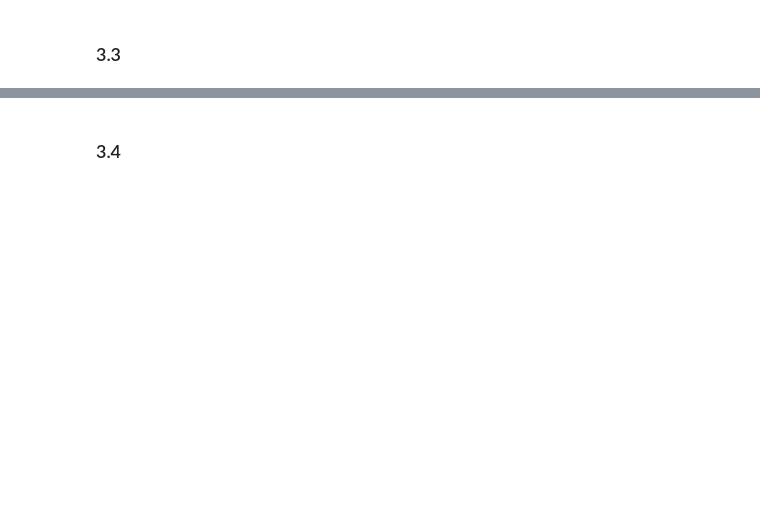
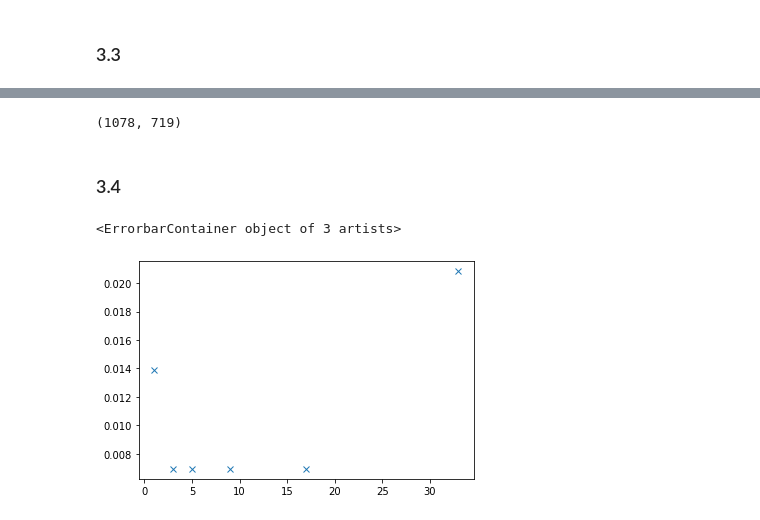
Before and after one commit to timochew98/FML, a Jupyter notebook: nearest-neighbor.ipynb, the cells around one changed output, grey strips where cells are left out. Drawn from its saved outputs; the diff is of its cells as text; code cells hidden in the pictures; blank space fills up the shorter version.

```diff
--- a/nearest-neighbor.ipynb
+++ b/nearest-neighbor.ipynb
@@ -105,8 +84 @@ def dist_vec(training, test):
-# %%
-def dist_vec(training, test):
-    distance_matrix = np.zeros((len(training), len(test)))
-    x= np.full(len(training), True, dtype = bool)
-    y= np.full(len(test), True, dtype = bool)
-    distance_matrix[x,y] = np.sqrt(np.sum(np.square(np.abs(X_train[x,:]-X_test[y,:]))))
-    return distance_matrix
 # %%
@@ -135,3 +102,7 @@ def dist_vec2(training, test):
+# %%
+ dist_vec(X_train, X_test).shape
+# %% [output]
+(1078, 719)
 # %% [markdown]
 ### 3.4
 # %%
@@ -150 +135,14 @@ for i in range(len(X_test)):
+# %%
+errors = []
+k_array = (1,3,5,9,17,33)
+for k in k_array:
+    label = nn_classifier(X_train2, X_test2,k, y_train2)
+    n_errors = 0
+    for i in range(len(X_test2)):
+        if label[i] != y_test2[i]: n_errors += 1
+    errors.append(n_errors/len(X_test2))
+plt.errorbar(k_array, errors, fmt='x')
+# %% [output]
+<ErrorbarContainer object of 3 artists>
+[figure, added]
 # %%
```
Also changed, not shown: parts of 13 cells of this notebook.
